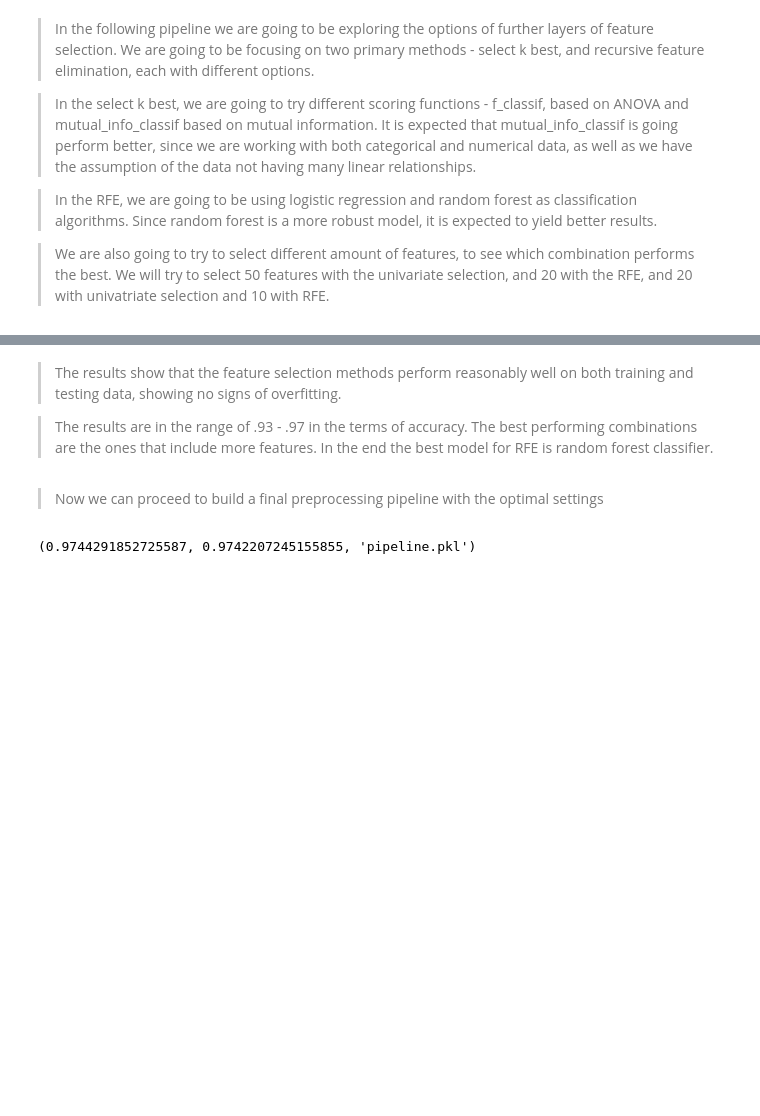
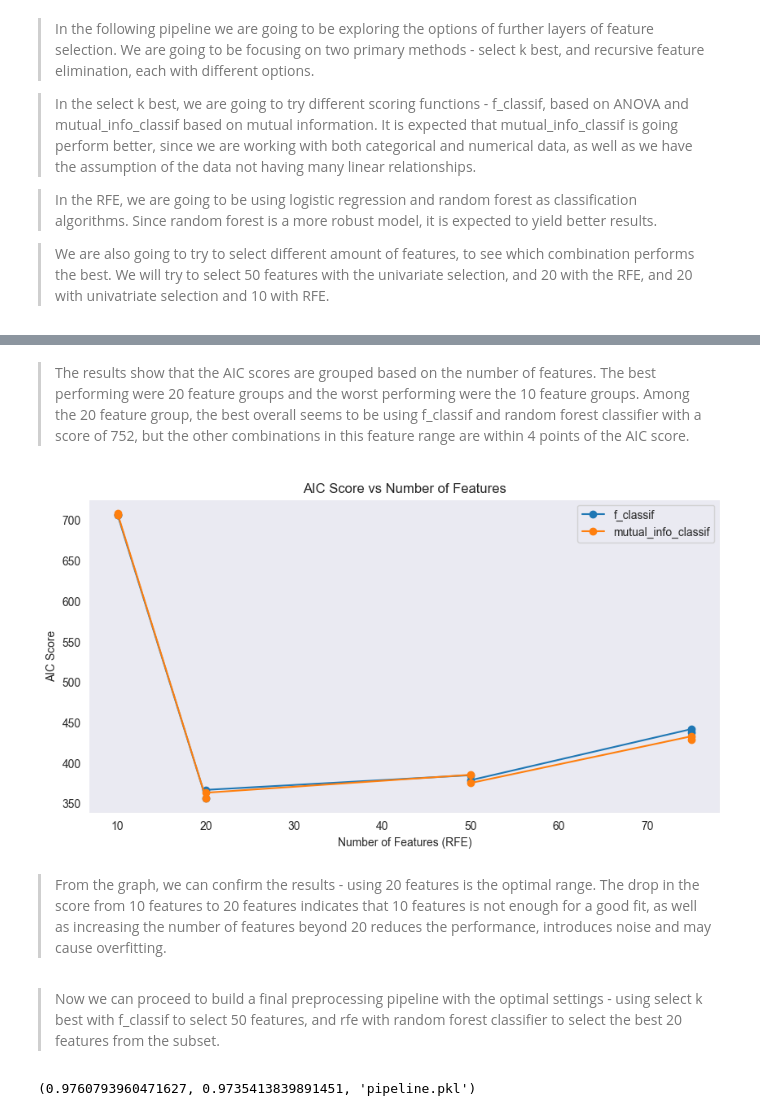
Before and after one commit to xpartla/Bakalarka, a Jupyter notebook: preprocessing.ipynb, the cells around one changed output, grey strips where cells are left out. Saved outputs shown, nothing was run; the diff lists cells and outputs as text; code cells hidden in the pictures; blank space fills up the shorter version.

Commit message:
predicting transition within 4 years, wip optimal parameter search

```diff
--- a/preprocessing.ipynb
+++ b/preprocessing.ipynb
@@ -38,7 +42,7 @@ max_8 = max_vals[max_vals == 8].index.tolist()
 df = df.drop(columns=['NPWBRF', 'NACCBRNN', 'NPGRCCA', 'NPGRLA', 'NPGRHA', 'NPGRSNH', 'NPGRLCH', 'NACCAVAS', 'NPTAN', 'NPABAN', 'NPASAN', 'NPTDPAN', 'NPTHAL', 'NACCBRAA', 'NACCNEUR', 'NPADNC', 'NACCDIFF', 'NACCAMY', 'NPINF', 'NACCINF', 'NPHEMO', 'NPHEMO1', 'NPHEMO2', 'NPHEMO3', 'NPOLD', 'NPOLD1', 'NPOLD2', 'NPOLD3', 'NPOLD4', 'NACCMICR', 'NPOLDD', 'NPOLDD1', 'NPOLDD2', 'NPOLDD3', 'NPOLDD4', 'NACCHEM', 'NACCARTE', 'NPWMR', 'NPPATH', 'NACCNEC', 'NPPATH2', 'NPPATH3', 'NPPATH4', 'NPPATH5', 'NPPATH6', 'NPPATH7', 'NPPATH8', 'NPPATH9', 'NPPATH10', 'NPPATH11', 'NACCLEWY', 'NPLBOD', 'NPNLOSS', 'NPHIPSCL', 'NPFTDTAU', 'NACCPICK', 'NPFTDT2', 'NACCCBD', 'NACCPROG', 'NPFTDT5', 'NPFTDT6', 'NPFTDT7', 'NPFTDT8', 'NPFTDT9', 'NPFTDT10', 'NPFTDTDP', 'NPALSMND', 'NPOFTD', 'NPOFTD1', 'NPOFTD2', 'NPOFTD3', 'NPOFTD4', 'NPOFTD5', 'NPTDPA', 'NPTDPB', 'NPTDPC', 'NPTDPD', 'NPTDPE', 'NPPDXA', 'NPPDXB', 'NACCPRIO', 'NPPDXD', 'NPPDXE', 'NPPDXF', 'NPPDXG', 'NPPDXH', 'NPPDXI', 'NPPDXJ', 'NPPDXK', 'NPPDXL', 'NPPDXM', 'NPPDXN', 'NPPDXP', 'NPPDXQ', 'NPARTAG', 'NPATGSEV', 'NPATGAMY', 'NPATGAM1', 'NPATGAM2', 'NPATGAM3', 'NPATGAM4', 'NPATGAM5', 'NPATGFRN', 'NPATGFR1', 'NPATGFR2', 'NPATGFR3', 'NPATGFR4'])
 
 initial = df.shape[1]
-threshold = 0.2 * len(df)
+threshold = 0.8 * len(df)
 df = df.dropna(thresh=threshold, axis=1)
 remaining = df.shape[1]
 dropped = initial - remaining
@@ -65 +72,4 @@ df = df.copy()
+# %%
+df = df[df["OUTCOME_EVENTMCI"] == False | (df["TIME"] <= 4)]
+df["OUTCOME_WITHIN_4_YEARS"] = df["OUTCOME_EVENTMCI"] & (df["TIME"] <= 4)
 # %% [markdown]
@@ -200,13 +211,14 @@ preprocessor = ColumnTransformer([
 
 var_thresh = VarianceThreshold(threshold=0.1)
 score_funcs = [f_classif, mutual_info_classif]
-n_features_rfe = [20, 10]
+n_features_rfe = [10, 20, 50, 75]
+k_values = {10: 20, 20: 50, 50: 100, 75: 100}
 rfe_estimators = [LogisticRegression(max_iter=1000, solver='liblinear'), RandomForestClassifier()]
 
 results = []
 
 for n_features in n_features_rfe:
-    k = 50 if n_features == 20 else 20
+    k = k_values[n_features]
 
     for score_func in score_funcs:
         for estimator in rfe_estimators:
@@ -222,18 +234,23 @@ for n_features in n_features_rfe:
 
             full_pipeline.fit(X_train, y_train)
 
-            train_score = full_pipeline.score(X_train, y_train)
-            test_predictions = full_pipeline.predict(X_test)
-            test_accuracy = accuracy_score(y_test, test_predictions)
+            test_predictions_proba = full_pipeline.predict_proba(X_test)[:, 1]
+            log_likelihood = -log_loss(y_test, test_predictions_proba, normalize=False)
+
+            model = full_pipeline.named_steps['classifier']
+            k_params = model.coef_.size + 1
+
+            aic = 2 * k_params - 2 * log_likelihood
 
             results.append({
                 'k': k,
                 'score_func': score_func.__name__,
                 'n_features_rfe': n_features,
                 'rfe_estimator': estimator.__class__.__name__,
-                'train_score': train_score,
-                'test_accuracy': test_accuracy,
+                'num_params': k_params,
+                'AIC': aic
             })
+
 results_df = pd.DataFrame(results)
 print(results_df)
 # %% [output]
@@ -259,9 +295,23 @@ print(results_df)
 # %% [markdown]
-> The results show that the feature selection methods perform reasonably well on both training and testing data, showing no signs of overfitting.
-
-> The results are in the range of .93 - .97 in the terms of accuracy. The best performing combinations are the ones that include more features. In the end the best model for RFE is random forest classifier.
+> The results show that the AIC scores are grouped based on the number of features. The best performing were 20 feature groups and the worst performing were the 10 feature groups. Among the 20 feature group, the best overall seems to be using f_classif and random forest classifier with a score of 752, but the other combinations in this feature range are within 4 points of the AIC score.
+# %%
+plt.figure(figsize=(10,5))
+for score_func in results_df['score_func'].unique():
+    subset = results_df[results_df['score_func'] == score_func]
+    plt.plot(subset['n_features_rfe'], subset['AIC'], marker='o', label=score_func)
+
+plt.xlabel('Number of Features (RFE)')
+plt.ylabel('AIC Score')
+plt.title('AIC Score vs Number of Features')
+plt.legend()
+plt.grid()
+plt.show()
+# %% [output]
+[figure, added]
+# %% [markdown]
+> From the graph, we can confirm the results - using 20 features is the optimal range. The drop in the score from 10 features to 20 features indicates that 10 features is not enough for a good fit, as well as increasing the number of features beyond 20 reduces the performance, introduces noise and may cause overfitting.
 # %% [markdown]
-> Now we can proceed to build a final preprocessing pipeline with the optimal settings
+> Now we can proceed to build a final preprocessing pipeline with the optimal settings - using select k best with f_classif to select 50 features, and rfe with random forest classifier to select the best 20 features from the subset.
 # %%
 num_cols = X.select_dtypes(['number']).columns
 cat_cols = X.select_dtypes(['object']).columns
@@ -283,7 +333,7 @@ preprocessor = ColumnTransformer([
 ])
 
 var_thresh = VarianceThreshold(threshold=0.1)
-select_k = SelectKBest(score_func=mutual_info_classif, k=50)
+select_k = SelectKBest(score_func=f_classif, k=50)
 log_reg = LogisticRegression(max_iter=1000, solver='liblinear')
 rfe = RFE(estimator=RandomForestClassifier(), n_features_to_select=20)
 
@@ -306,4 +356,4 @@ joblib.dump(full_pipeline, pipeline_filename)
 
 train_score, test_accuracy, pipeline_filename
 # %% [output]
-(0.9744291852725587, 0.9742207245155855, 'pipeline.pkl')
+(0.9760793960471627, 0.9735413839891451, 'pipeline.pkl')
```
Also changed, not shown: parts of 15 cells of this notebook, 2 other files.
